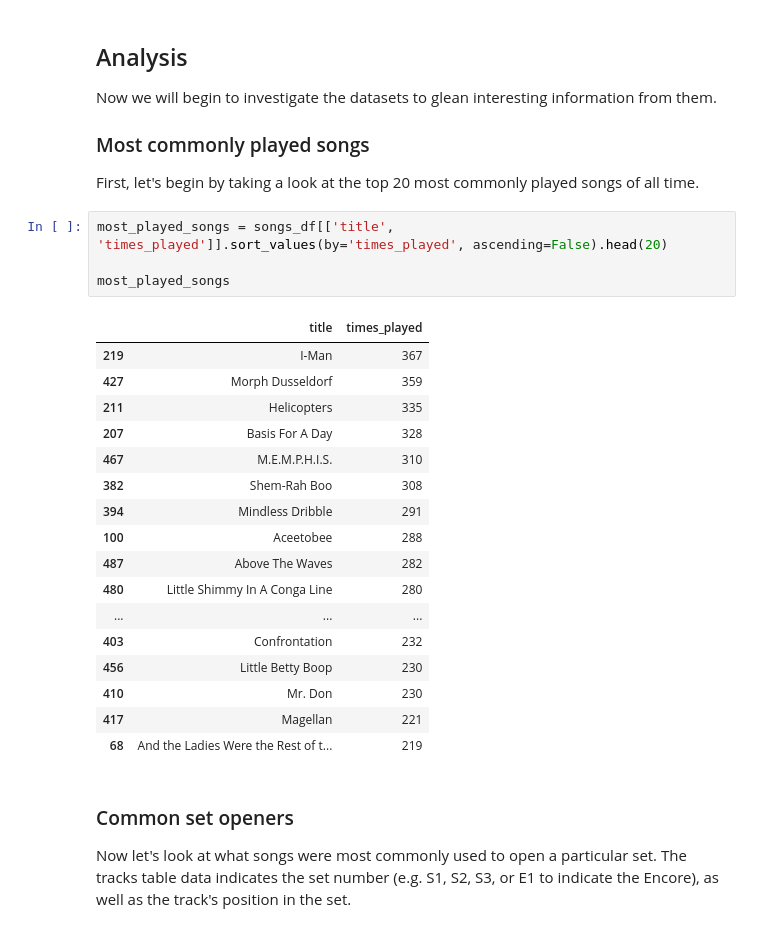
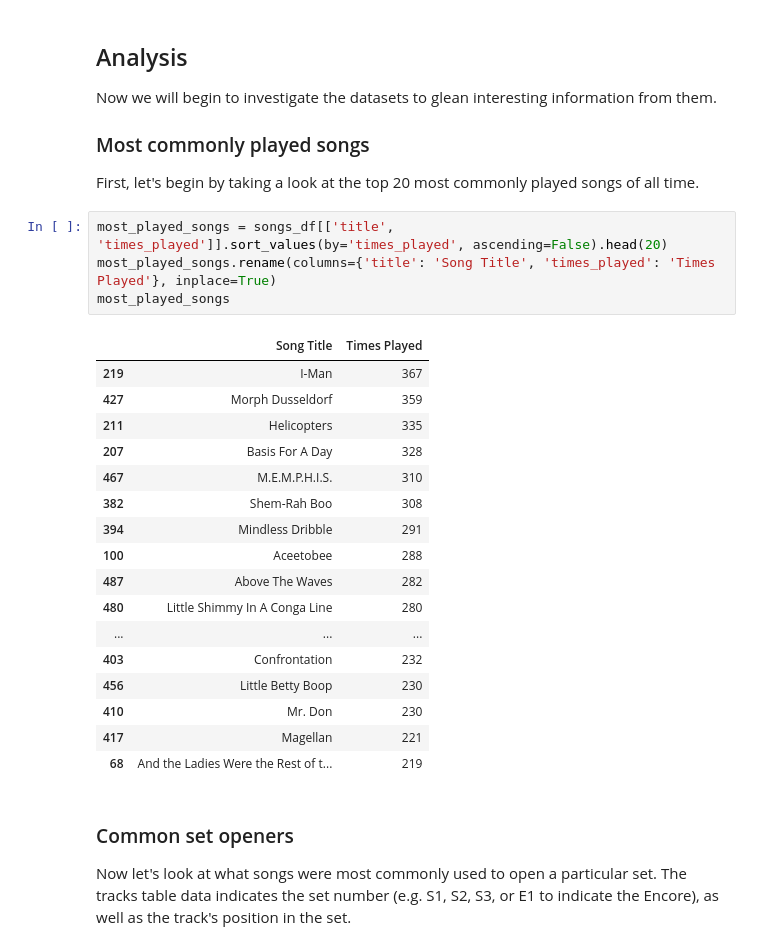
Before and after one commit to moracca/CM2015PWDMidterm, a Jupyter notebook: notebook.ipynb, the cells around one changed output. Cells and saved outputs as stored; diff of their text form.

```diff
--- a/notebook.ipynb
+++ b/notebook.ipynb
@@ -107,10 +127,10 @@ Now we will begin to investigate the datasets to glean interesting information f
 First, let's begin by taking a look at the top 20 most commonly played songs of all time.
 # %%
 most_played_songs = songs_df[['title', 'times_played']].sort_values(by='times_played', ascending=False).head(20)
-
+most_played_songs.rename(columns={'title': 'Song Title', 'times_played': 'Times Played'}, inplace=True)
 most_played_songs
 # %% [output]
-|  | title | times_played |
+|  | Song Title | Times Played |
 | 219 | I-Man | 367 |
 | 427 | Morph Dusseldorf | 359 |
 | 211 | Helicopters | 335 |
```
Also changed, not shown: parts of 40 cells of this notebook, 2 other files.
